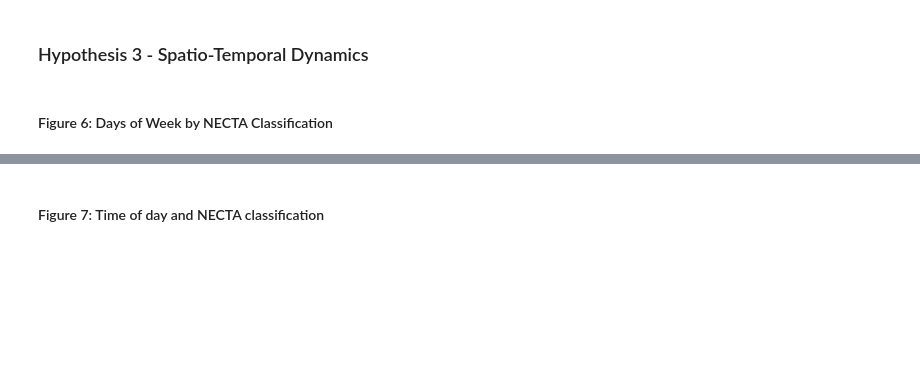
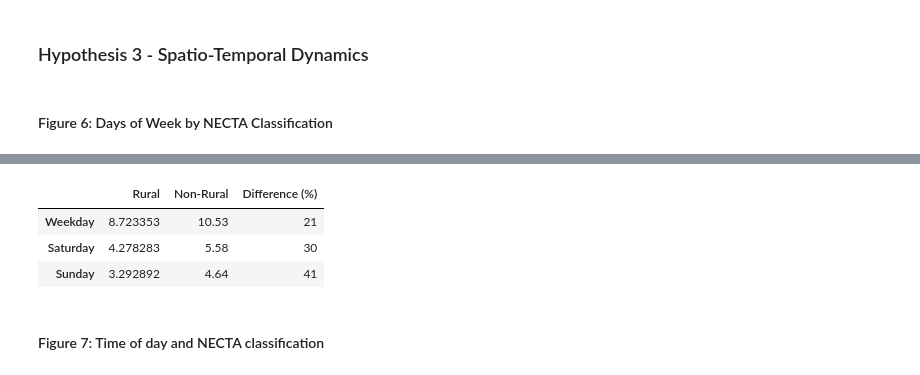
Before and after one commit to samroubin/VTPharmacy, a Jupyter notebook: procedure/code/01_Pharmacy_Accessibility.ipynb, the cells around one changed output, grey strips where cells are left out. Saved outputs shown, nothing was run; the diff lists cells and outputs as text; code cells hidden in the pictures; blank space fills up the shorter version.

```diff
--- a/procedure/code/01_Pharmacy_Accessibility.ipynb
+++ b/procedure/code/01_Pharmacy_Accessibility.ipynb
@@ -1155,0 +1183,40 @@ Difference  -21%                 -30%                  -39%
+# %%
+non_rural_values = {
+    'Weekday Mean Access': 10.53,
+    'Saturday Mean Access': 5.58,
+    'Sunday Mean Access': 4.64
+}
+
+# Percentage differences
+percentage_diff = {
+    'Weekday Mean Access': 21,
+    'Saturday Mean Access': 30,
+    'Sunday Mean Access': 41
+}
+
+# Create DataFrame with both columns
+combined_df = pd.DataFrame({
+    'Non-Rural': non_rural_values.values(),
+    'Difference (%)': percentage_diff.values()
+}, index=non_rural_values.keys())
+
+# Concatenate with means_by_metro_transposed
+means_by_metro_transposed_2 = pd.concat([means_by_metro_transposed, combined_df], axis=1)
+
+if 'Metropolitan' in means_by_metro_transposed_2.columns:
+    means_by_metro_transposed_2.drop('Metropolitan', axis=1, inplace=True)
+if 'Micropolitan' in means_by_metro_transposed_2.columns:
+    means_by_metro_transposed_2.drop('Micropolitan', axis=1, inplace=True)
+
+means_by_metro_transposed_2 = means_by_metro_transposed_2.rename(index={
+    'Weekday Mean Access': 'Weekday',
+    'Saturday Mean Access': 'Saturday',
+    'Sunday Mean Access': 'Sunday'
+})
+
+means_by_metro_transposed_2.head()
+# %% [output]
+|  | Rural | Non-Rural | Difference (%) |
+| Weekday | 8.723353 | 10.53 | 21 |
+| Saturday | 4.278283 | 5.58 | 30 |
+| Sunday | 3.292892 | 4.64 | 41 |
```
Also changed, not shown: parts of 12 cells of this notebook.
